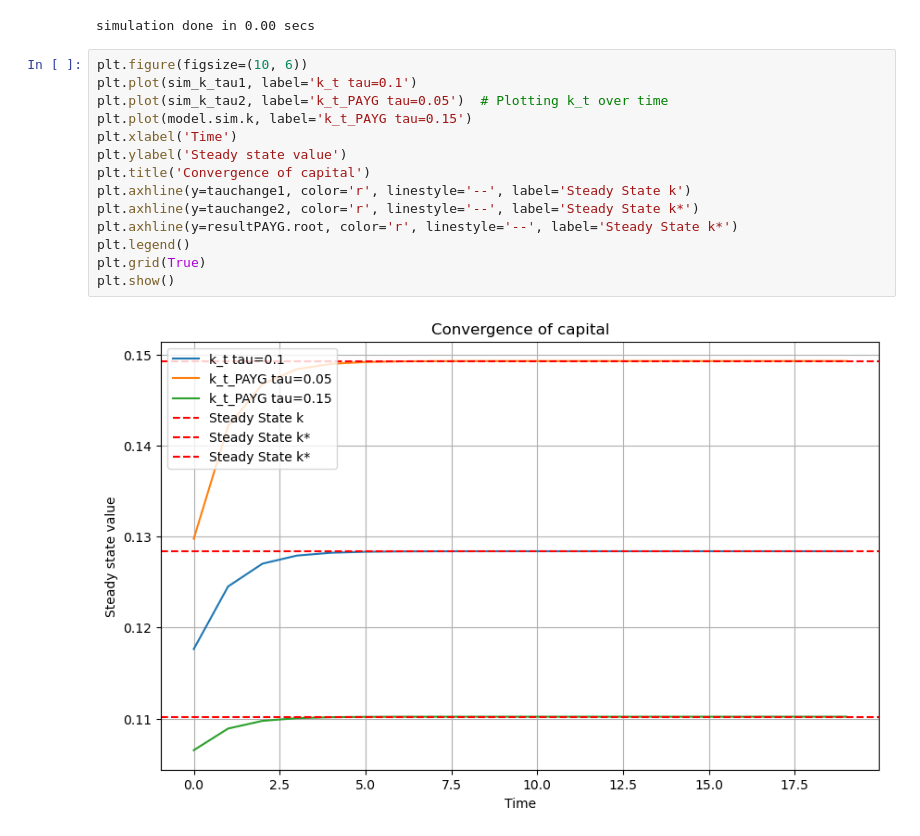
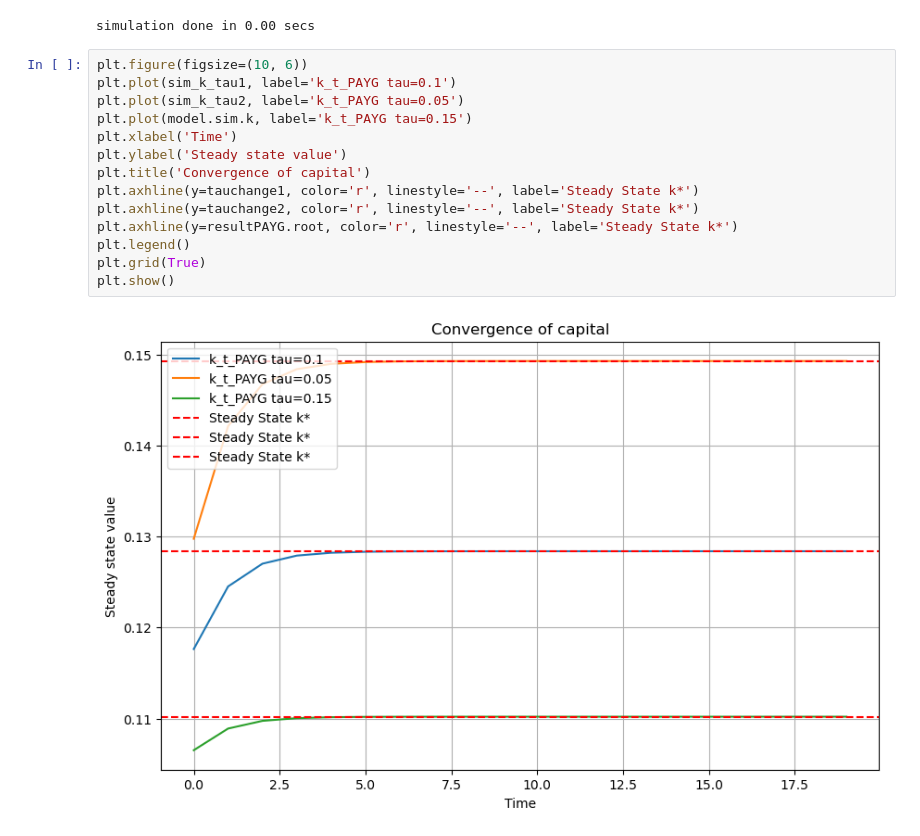
Before and after one commit to NumEconCopenhagen/projects-2024-daniel-og-lukas, a Jupyter notebook: modelproject/modelproject.ipynb, the cells around one changed output. Drawn from its saved outputs; the diff is of its cells as text.

```diff
--- a/modelproject/modelproject.ipynb
+++ b/modelproject/modelproject.ipynb
@@ -356,17 +346,17 @@ model.simulate()
 simulation done in 0.00 secs
 # %%
 plt.figure(figsize=(10, 6))
-plt.plot(sim_k_tau1, label='k_t tau=0.1')
-plt.plot(sim_k_tau2, label='k_t_PAYG tau=0.05')  # Plotting k_t over time
+plt.plot(sim_k_tau1, label='k_t_PAYG tau=0.1')
+plt.plot(sim_k_tau2, label='k_t_PAYG tau=0.05')
 plt.plot(model.sim.k, label='k_t_PAYG tau=0.15')
 plt.xlabel('Time')
 plt.ylabel('Steady state value')
 plt.title('Convergence of capital')
-plt.axhline(y=tauchange1, color='r', linestyle='--', label='Steady State k')
+plt.axhline(y=tauchange1, color='r', linestyle='--', label='Steady State k*')
 plt.axhline(y=tauchange2, color='r', linestyle='--', label='Steady State k*')
 plt.axhline(y=resultPAYG.root, color='r', linestyle='--', label='Steady State k*')
 plt.legend()
 plt.grid(True)
 plt.show()
 # %% [output]
-[figure, old version]
+[figure, new version]
```
Also changed, not shown: parts of 6 cells of this notebook.
